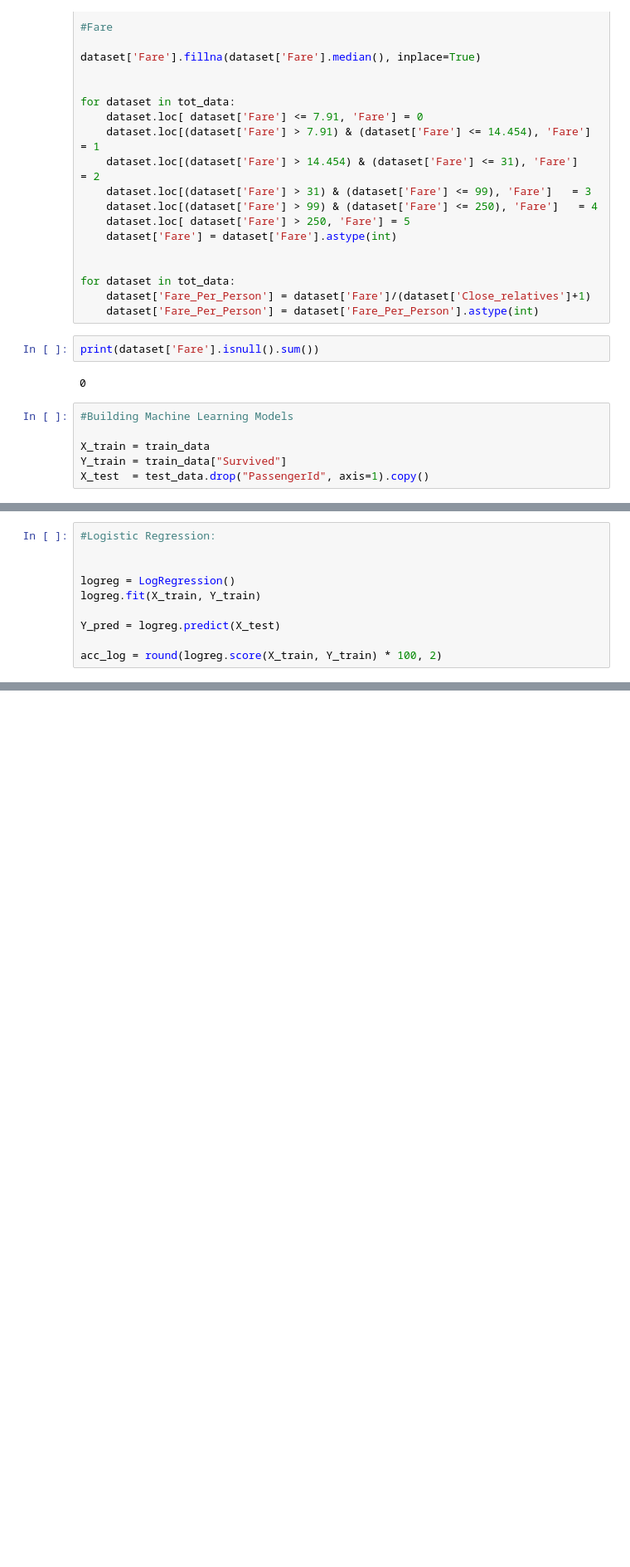
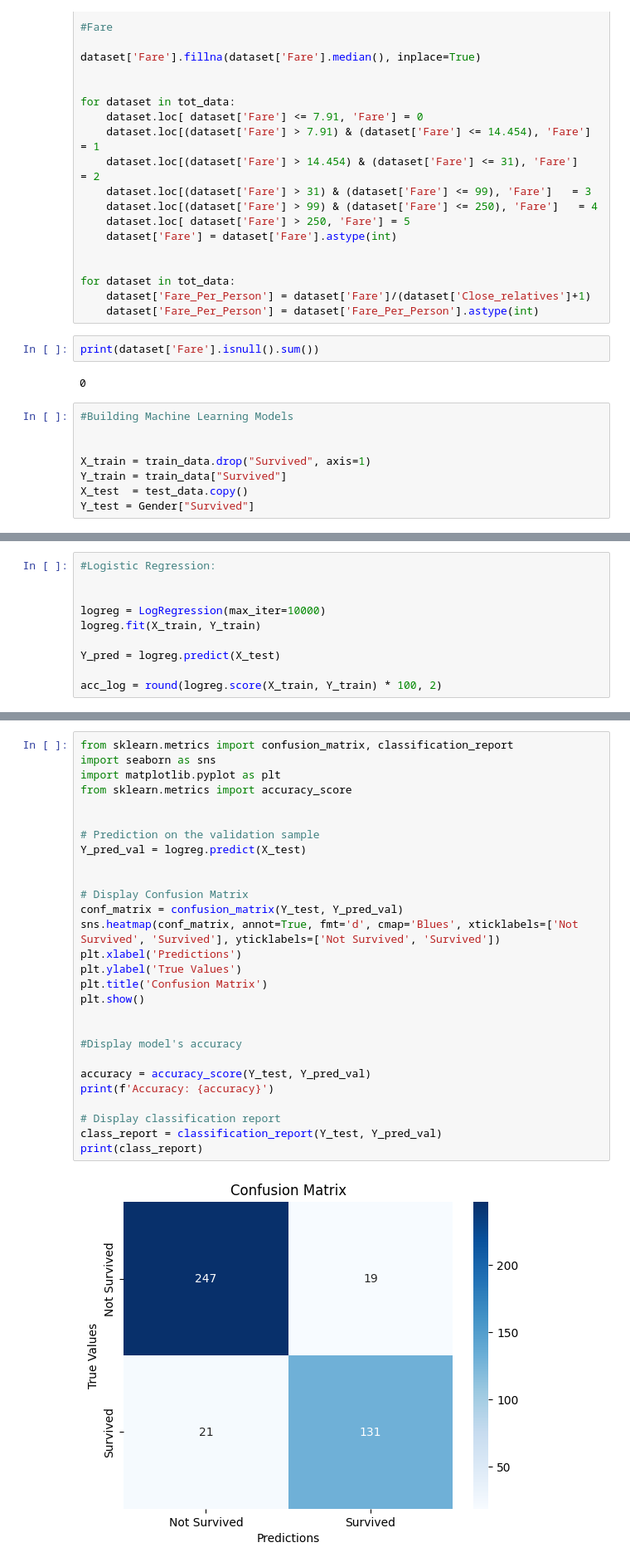
Before and after one commit to SpectreB/Data-Sci, a Jupyter notebook: Titanic.ipynb, the cells around one changed output, grey strips where cells are left out. Shown at 83% size. Cells and saved outputs as stored; diff of their text form; blank space fills up the shorter version.

```diff
--- a/Titanic.ipynb
+++ b/Titanic.ipynb
@@ -261,6 +257,8 @@ print(dataset['Fare'].isnull().sum())
 # %%
 #Building Machine Learning Models
 
-X_train = train_data
+
+X_train = train_data.drop("Survived", axis=1)
 Y_train = train_data["Survived"]
-X_test  = test_data.drop("PassengerId", axis=1).copy()
+X_test  = test_data.copy()
+Y_test = Gender["Survived"]
@@ -268,7 +335,7 @@ X_test  = test_data.drop("PassengerId", axis=1).copy()
 #Logistic Regression:
 
 
-logreg = LogRegression()
+logreg = LogRegression(max_iter=10000)
 logreg.fit(X_train, Y_train)
 
 Y_pred = logreg.predict(X_test)
@@ -301,0 +344,30 @@ X_train
+# %%
+from sklearn.metrics import confusion_matrix, classification_report
+import seaborn as sns
+import matplotlib.pyplot as plt
+from sklearn.metrics import accuracy_score
+
+
+# Prediction on the validation sample
+Y_pred_val = logreg.predict(X_test)
+
+
+# Display Confusion Matrix
+conf_matrix = confusion_matrix(Y_test, Y_pred_val)
+sns.heatmap(conf_matrix, annot=True, fmt='d', cmap='Blues', xticklabels=['Not Survived', 'Survived'], yticklabels=['Not Survived', 'Survived'])
+plt.xlabel('Predictions')
+plt.ylabel('True Values')
+plt.title('Confusion Matrix')
+plt.show()
+
+
+#Display model's accuracy
+
+accuracy = accuracy_score(Y_test, Y_pred_val)
+print(f'Accuracy: {accuracy}')
+
+# Display classification report
+class_report = classification_report(Y_test, Y_pred_val)
+print(class_report)
+# %% [output]
+[figure, added]
```
Also changed, not shown: parts of 21 cells of this notebook.
